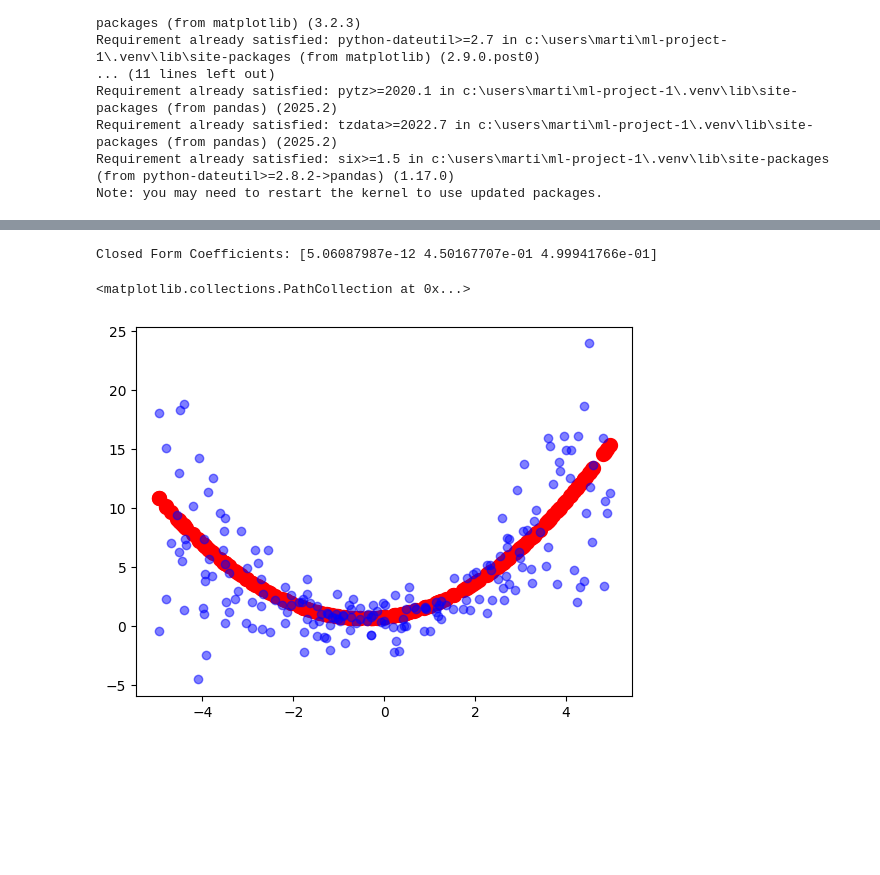
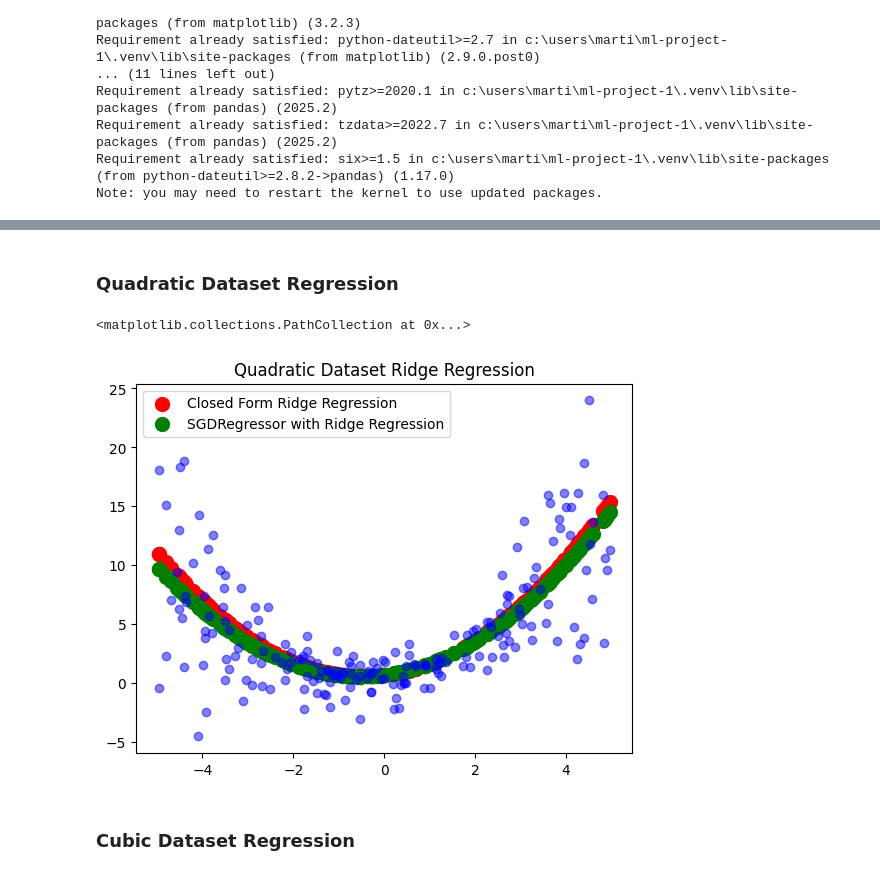
Before and after one commit to Martin-EvansUWA/ML-Project-1, a Jupyter notebook: 23621647.ipynb, the cells around one changed output, grey strips where cells are left out. Saved outputs shown, nothing was run; the diff lists cells and outputs as text; code cells hidden in the pictures; blank space fills up the shorter version.

```diff
--- a/23621647.ipynb
+++ b/23621647.ipynb
@@ -40,7 +47,5 @@ def generate_polynomial_dataset(degree: int, n_samples: int):
 # %%
-np.random.seed(0)
-x, y = generate_polynomial_dataset(2, 1000)
-x,y
+x, y = generate_polynomial_dataset(8, 1000)
 plt.scatter(x, y, s=1)
 # %% [output]
 <matplotlib.collections.PathCollection at 0x...>
@@ -66,12 +75,12 @@ class ClosedFormRidgeRegressor:
 # %%
 from sklearn.linear_model import SGDRegressor
 from sklearn.model_selection import train_test_split
-test_alphas = [0, 0.1, 1, 100, 1000, 5000,1000000]
+from sklearn.preprocessing import StandardScaler
+test_alphas = [0, 0.1, 100]
 # %%
-# linear regression
-np.random.seed(0)
-linear_dataset = generate_polynomial_dataset(1, 1000)
-xlin, ylin = linear_dataset
-x_train, x_test, y_train, y_test = train_test_split(xlin, ylin, test_size=0.2, random_state=42)
-x_train = x_train.reshape(-1, 1)
-x_test = x_test.reshape(-1, 1)
+
+def get_split(x,y):
+    x_train, x_test, y_train, y_test = train_test_split(x, y, test_size=0.2, random_state=42)
+    x_train = x_train.reshape(-1, 1)
+    x_test = x_test.reshape(-1, 1)
+    return x_train, x_test, y_train, y_test
@@ -149,24 +131,35 @@ Closed Form Intercept: 0.47925694103701477
+# %% [markdown]
+### Quadratic Dataset Regression
 # %%
 # Quadratic dataset testing
 xquad, yquad = generate_polynomial_dataset(2,1000)
-x_train, x_test, y_train, y_test = train_test_split(xquad, yquad, test_size=0.2, random_state=42)
-
+x_train, x_test, y_train, y_test = get_split(xquad, yquad)
 x_train_poly = np.column_stack((x_train, x_train**2))
 x_test_poly = np.column_stack((x_test, x_test**2))
 
-# Quadratic dataset testing
-quad_clf = ClosedFormRidgeRegressor(alpha=0.1)
-quad_clf.fit(x_train_poly, y_train)
-quad_pred = quad_clf.predict(x_test_poly)
-print(f"Closed Form Coefficients: {quad_clf.w[1:]}")
-quad_pred = quad_pred + quad_clf.w[0]
+for alpha in test_alphas:
+    # Quadratic dataset testing
+    quad_clf = ClosedFormRidgeRegressor(alpha=alpha)
+    quad_clf.fit(x_train_poly, y_train)
+    quad_pred = quad_clf.predict(x_test_poly)
+    quad_pred = quad_pred + quad_clf.w[0]
 
-plt.scatter(x_test, quad_pred, label='Closed Form Ridge Regression', color='red', linewidth=5)
-plt.scatter(x_test, y_test, color='blue', alpha=0.5)
+    quad_sgd = SGDRegressor(penalty='l2', alpha=alpha, max_iter=1000)
+    quad_sgd.fit(x_train_poly, y_train)
+    quad_sgd_pred = quad_sgd.predict(x_test_poly)
+    quad_sgd_pred = quad_sgd_pred + quad_sgd.intercept_
+
+
+    plt.title("Quadratic Dataset Ridge Regression")
+    plt.scatter(x_test, quad_pred, label='Closed Form Ridge Regression', color='red', linewidth=5)
+    plt.scatter(x_test, quad_sgd_pred, label='SGDRegressor with Ridge Regression', color='green', linewidth=5)
+    plt.legend()
+    plt.scatter(x_test, y_test, color='blue', alpha=0.5)
 # %% [output]
-Closed Form Coefficients: [5.06087987e-12 4.50167707e-01 4.99941766e-01]
+<matplotlib.collections.PathCollection at 0x...>
-<matplotlib.collections.PathCollection at 0x...>
-[figure, old version]
+[figure, new version]
+# %% [markdown]
+### Cubic Dataset Regression
 # %%
 # Cubic dataset testing
 x_cubic, y_cubic = generate_polynomial_dataset(3,1000)
```
Also changed, not shown: parts of 25 cells of this notebook.
